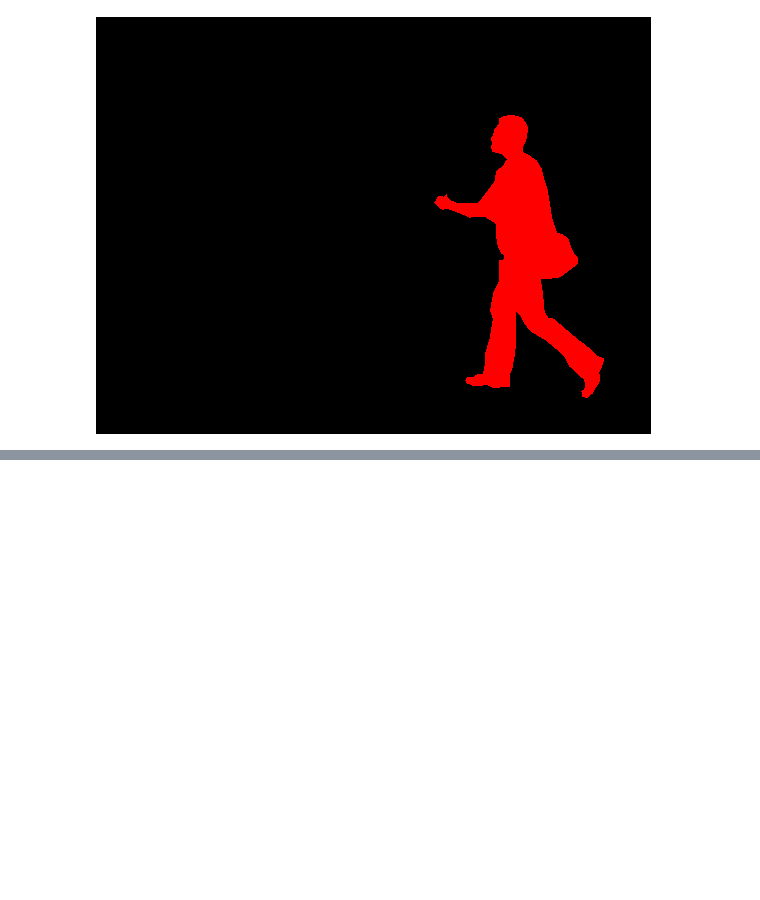
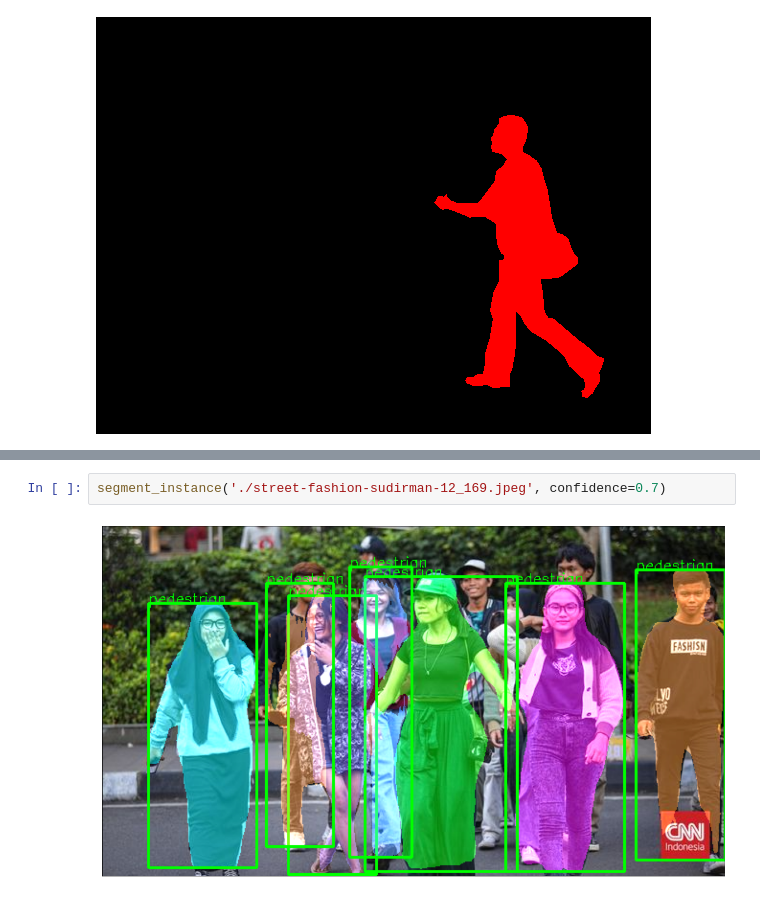
Before and after one commit to RenardiAdryan/maskrcnn_pytorch, a Jupyter notebook: training.ipynb, the cells around one changed output, grey strips where cells are left out. Saved outputs shown, nothing was run; the diff lists cells and outputs as text; blank space fills up the shorter version.

```diff
--- a/training.ipynb
+++ b/training.ipynb
@@ -23,0 +342,4 @@ mask
+# %%
+segment_instance('./street-fashion-sudirman-12_169.jpeg', confidence=0.7)
+# %% [output]
+[figure, added]
```
Also changed, not shown: parts of 10 cells of this notebook, 7 other files.
